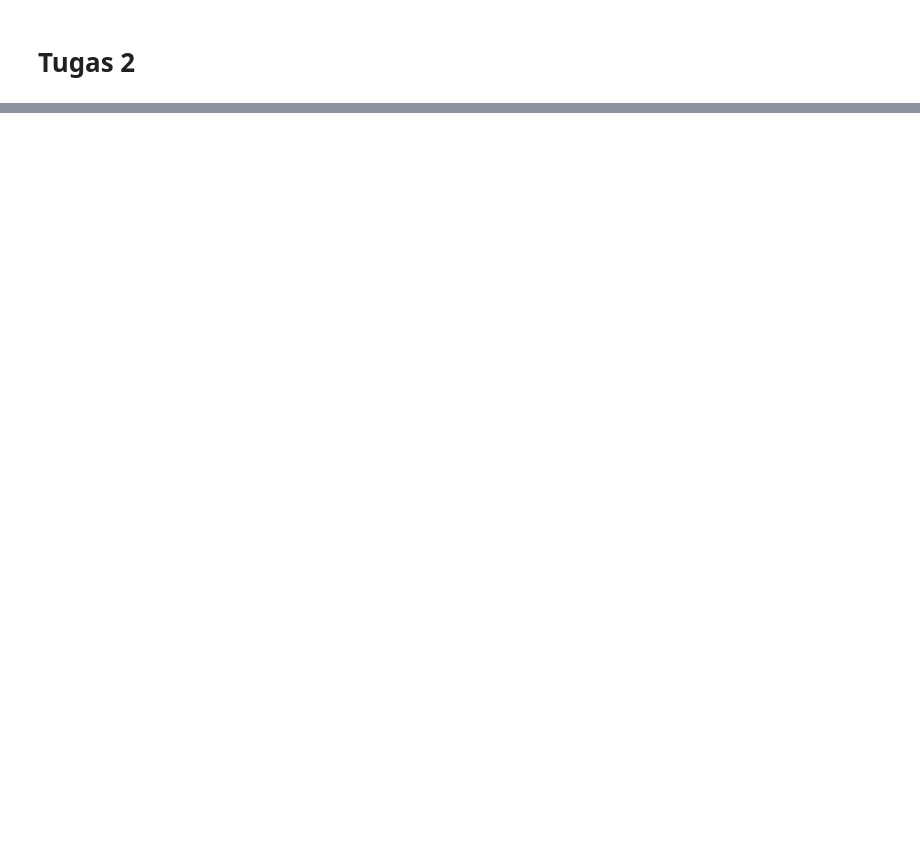
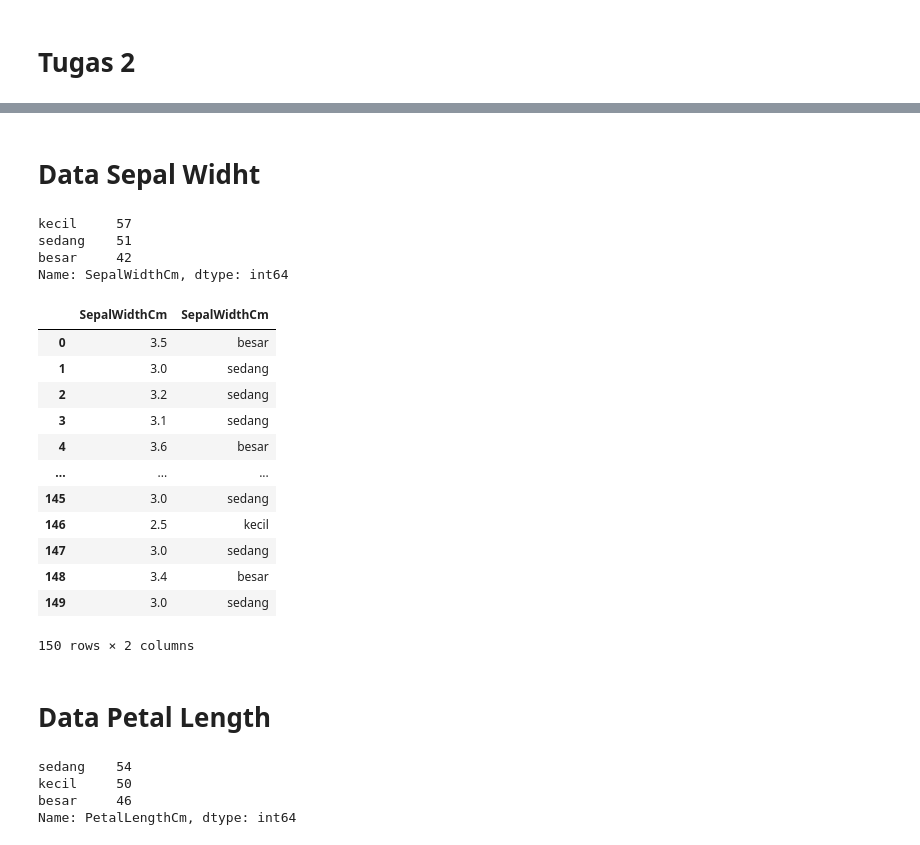
Before and after one commit to davata1/Datamining, a Jupyter notebook: _sources/Tugas 2.ipynb, the cells around one changed output, grey strips where cells are left out. Cells and saved outputs as stored; diff of their text form; code cells hidden in the pictures; blank space fills up the shorter version.

```diff
--- a/_sources/Tugas 2.ipynb
+++ b/_sources/Tugas 2.ipynb
@@ -77,0 +36,2 @@ PETAL_WIDTH_SERIES = data["PetalWidthCm"]
+# %%
+labels = ['kecil', 'sedang', 'besar']
@@ -77,0 +144,32 @@ PETAL_WIDTH_SERIES = data["PetalWidthCm"]
+# %% [markdown]
+# Data Sepal Widht
+# %%
+Qcut_Sepal_Width_Binning = pd.qcut(data['SepalWidthCm'],len(labels), labels)
+Labelled_Qcut_Sepal_Width_Binning = Qcut_Sepal_Width_Binning.value_counts()
+NoLabelled_Qcut_Sepal_Width_Binning = pd.qcut(data['SepalWidthCm'],len(labels)).value_counts()
+# IntervalBinning = pd.qcut()
+# %%
+Labelled_Qcut_Sepal_Width_Binning
+# %% [output]
+kecil     57
+sedang    51
+besar     42
+Name: SepalWidthCm, dtype: int64
+# %%
+pd.concat((data['SepalWidthCm'],Qcut_Sepal_Width_Binning),axis=1)
+# %% [output]
+|  | SepalWidthCm | SepalWidthCm |
+| 0 | 3.5 | besar |
+| 1 | 3.0 | sedang |
+| 2 | 3.2 | sedang |
+| 3 | 3.1 | sedang |
+| 4 | 3.6 | besar |
+| ... | ... | ... |
+| 145 | 3.0 | sedang |
+| 146 | 2.5 | kecil |
+| 147 | 3.0 | sedang |
+| 148 | 3.4 | besar |
+| 149 | 3.0 | sedang |
+150 rows × 2 columns
+# %% [markdown]
+# Data Petal Length
@@ -77,0 +181,7 @@ PETAL_WIDTH_SERIES = data["PetalWidthCm"]
+# %%
+Labelled_Qcut_Petal_Length_Binning
+# %% [output]
+sedang    54
+kecil     50
+besar     46
+Name: PetalLengthCm, dtype: int64
```
Also changed, not shown: parts of 54 cells of this notebook, 7 other files.
